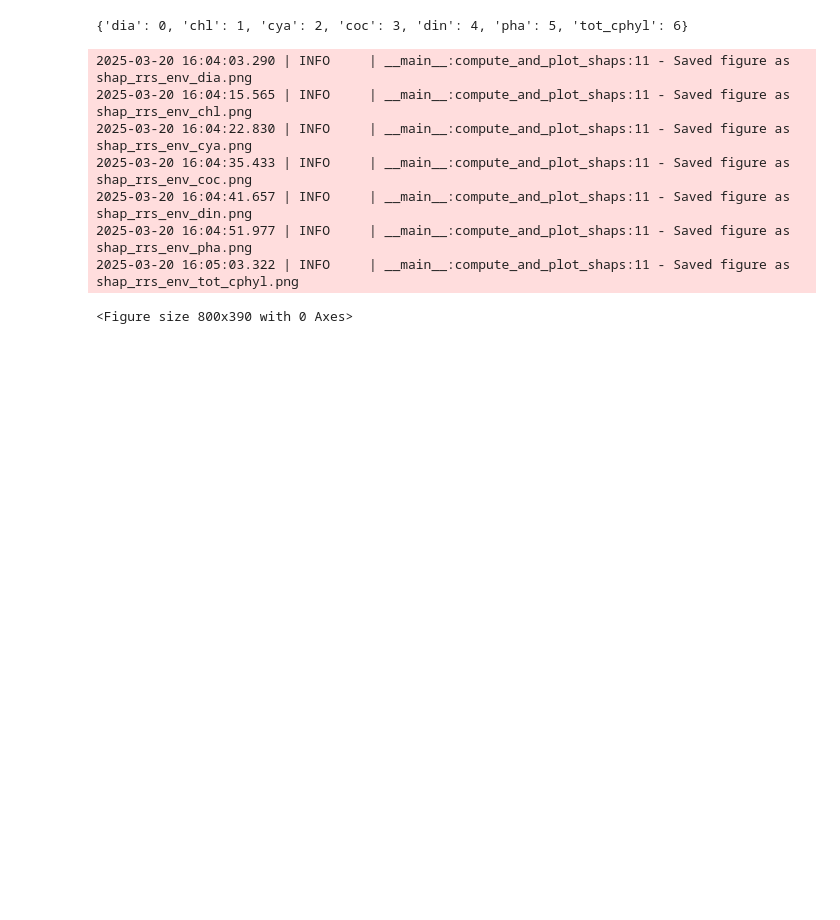
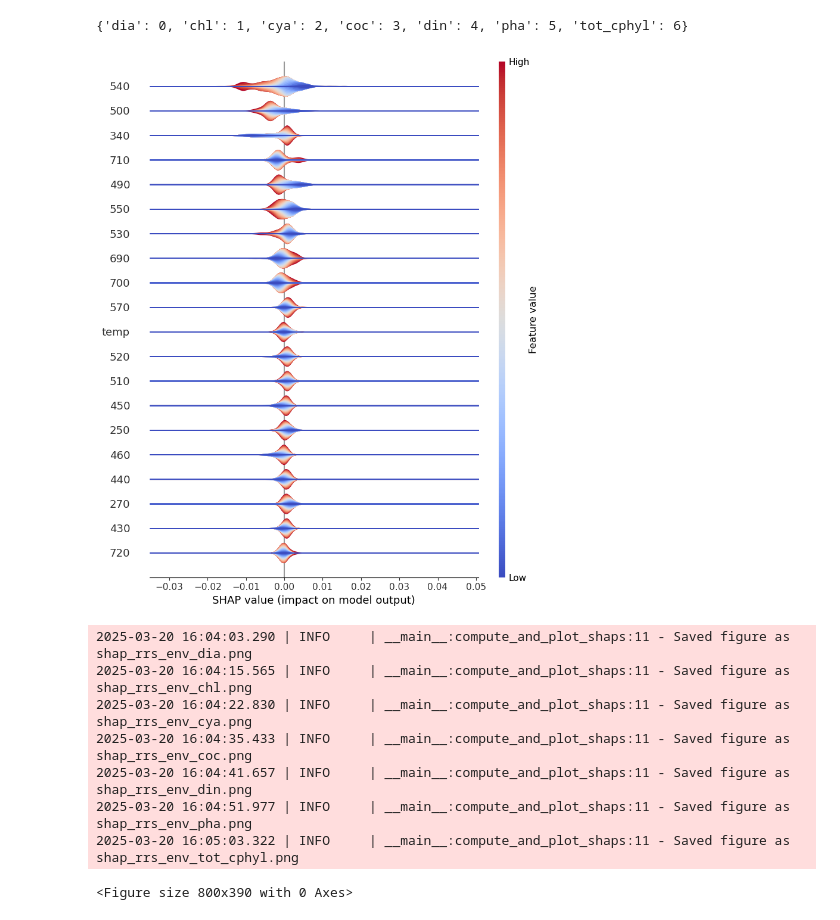
Before and after one commit to erdemkarakoylu/pace_pcc_ml, a Jupyter notebook: multioutput_regression/notebooks/oasim_08_XAI.ipynb, the cells around one changed output. Saved outputs shown, nothing was run; the diff lists cells and outputs as text; code cells hidden in the pictures; blank space fills up the shorter version.

```diff
--- a/multioutput_regression/notebooks/oasim_08_XAI.ipynb
+++ b/multioutput_regression/notebooks/oasim_08_XAI.ipynb
@@ -42,6 +42,14 @@ def compute_and_plot_shaps(
         title=title)
     logger.info(f'Saved figure as shap_rrs_env_{target}.png')
     pp.clf()
+# %%
+model = optimized_model.estimators_[4]
+X = dX_test.sample(20000)
+shap_vasl = compute_shapley_values(model=model, X=X)
+# %%
+plot_shap(shap_vasl, X=X, target_name='dinoflagellate', input_types='full_verification')
+# %% [output]
+[figure, added]
 # %%
 for k, v in model_nums.items():
     compute_and_plot_shaps(
```
Also changed, not shown: parts of 1 cell of this notebook, 4 other files.
